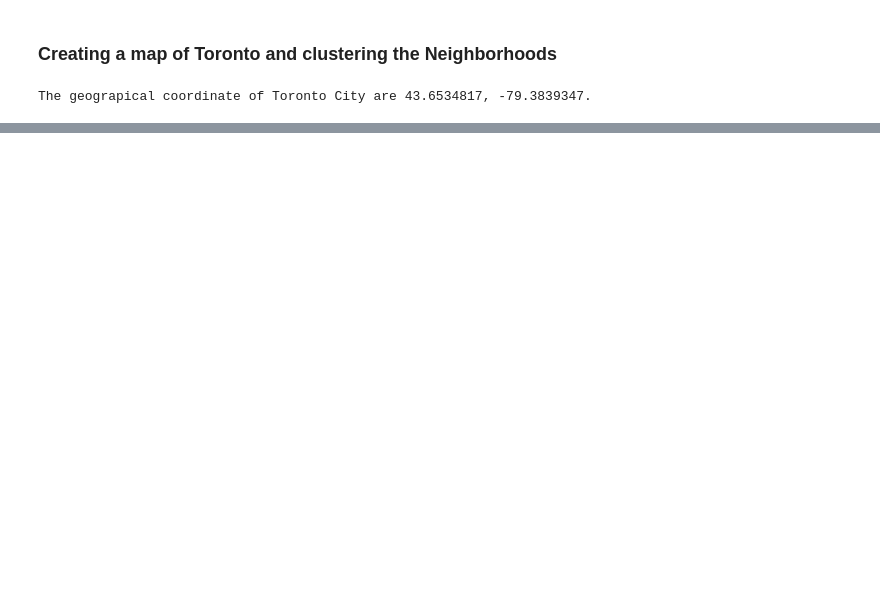
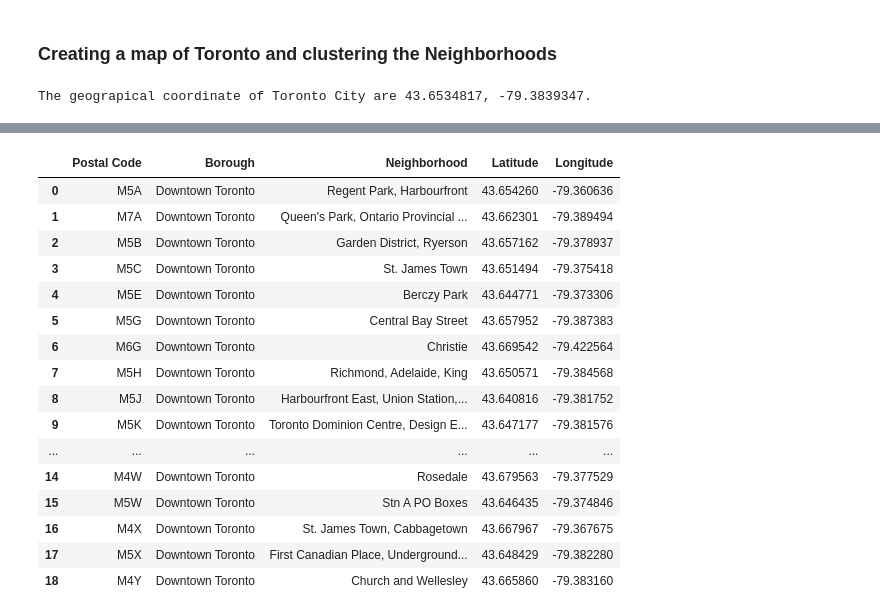
Before and after one commit to jimaid/Coursera_Capstone, a Jupyter notebook: Capstone.ipynb, the cells around one changed output, grey strips where cells are left out. Saved outputs shown, nothing was run; the diff lists cells and outputs as text; code cells hidden in the pictures; blank space fills up the shorter version.

Commit message:
sliced downtown toronto

```diff
--- a/Capstone.ipynb
+++ b/Capstone.ipynb
@@ -149,3 +149,24 @@ for lat, lng, borough, neighborhood in zip(df['Latitude'], df['Longitude'], df['
 canada_map
 # %% [output]
 [interactive output not drawn]
+# %%
+downtown = df[df['Borough']=='Downtown Toronto']. reset_index(drop=True)
+downtown
+# %% [output]
+|  | Postal Code | Borough | Neighborhood | Latitude | Longitude |
+| 0 | M5A | Downtown Toronto | Regent Park, Harbourfront | 43.654260 | -79.360636 |
+| 1 | M7A | Downtown Toronto | Queen's Park, Ontario Provincial ... | 43.662301 | -79.389494 |
+| 2 | M5B | Downtown Toronto | Garden District, Ryerson | 43.657162 | -79.378937 |
+| 3 | M5C | Downtown Toronto | St. James Town | 43.651494 | -79.375418 |
+| 4 | M5E | Downtown Toronto | Berczy Park | 43.644771 | -79.373306 |
+| 5 | M5G | Downtown Toronto | Central Bay Street | 43.657952 | -79.387383 |
+| 6 | M6G | Downtown Toronto | Christie | 43.669542 | -79.422564 |
+| 7 | M5H | Downtown Toronto | Richmond, Adelaide, King | 43.650571 | -79.384568 |
+| 8 | M5J | Downtown Toronto | Harbourfront East, Union Station,... | 43.640816 | -79.381752 |
+| 9 | M5K | Downtown Toronto | Toronto Dominion Centre, Design E... | 43.647177 | -79.381576 |
+| ... | ... | ... | ... | ... | ... |
+| 14 | M4W | Downtown Toronto | Rosedale | 43.679563 | -79.377529 |
+| 15 | M5W | Downtown Toronto | Stn A PO Boxes | 43.646435 | -79.374846 |
+| 16 | M4X | Downtown Toronto | St. James Town, Cabbagetown | 43.667967 | -79.367675 |
+| 17 | M5X | Downtown Toronto | First Canadian Place, Underground... | 43.648429 | -79.382280 |
+| 18 | M4Y | Downtown Toronto | Church and Wellesley | 43.665860 | -79.383160 |
```
Also changed, not shown: parts of 3 cells of this notebook.
